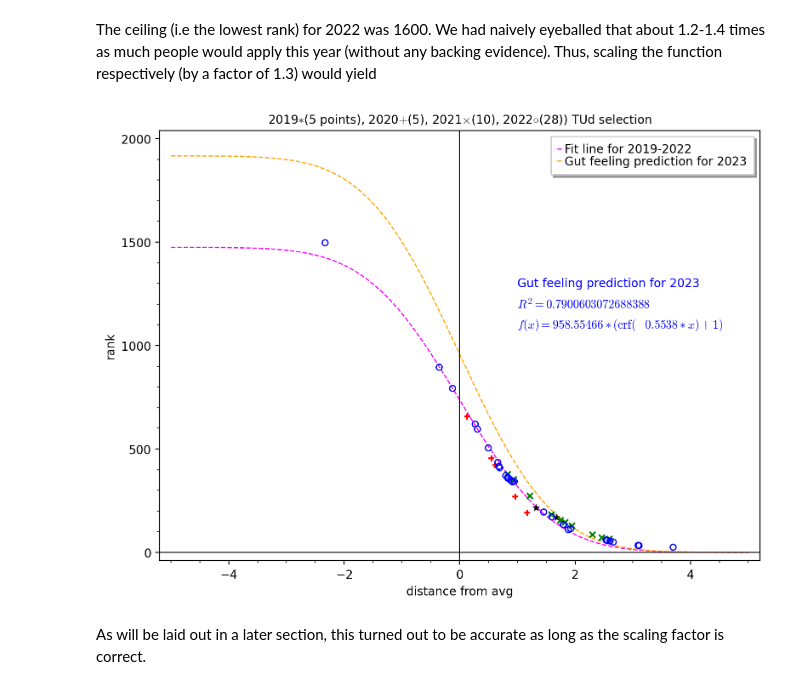
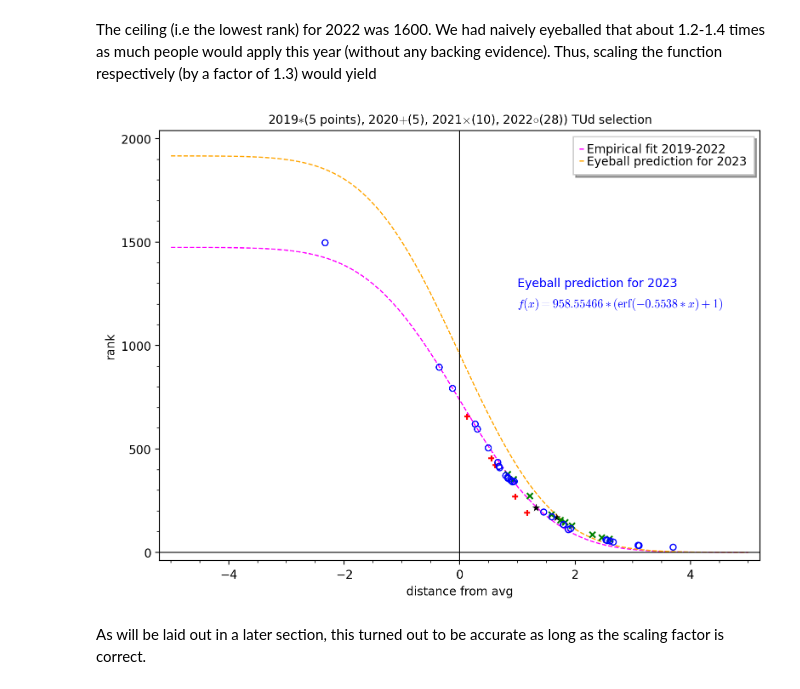
Before and after one commit to erentar/tud-aero-selection-rankings, a Jupyter notebook: report.ipynb, the cells around one changed output. Drawn from its saved outputs; the diff is of its cells as text; code cells hidden in the pictures.

```diff
--- a/report.ipynb
+++ b/report.ipynb
@@ -94,7 +94,7 @@ current_data = np.concatenate([
     year(2022)
 ])
 # %%
-old_fit = fit_to_year(current_data)
+fit2022 = fit_to_year(current_data)
 # %%
 #| fig-format: pdf
 labels = ["distance from avg","rank"]
@@ -164,82 +145,37 @@ This model will be inaccurate when applied blindly to 2023 ranks, due to higher
 # %% [markdown]
 The ceiling (i.e the lowest rank) for 2022 was 1600. We had naively eyeballed that about 1.2-1.4 times as much people would apply this year (without any backing evidence). Thus, scaling the function respectively (by a factor of 1.3) would yield
 # %%
-predicted_fit = old_fit.copy()
-predicted_fit[0] = (a == predicted_fit[0].rhs()*1.3)
+eyeball2023 = fit2022.copy()
+eyeball2023[0] = (a == fit2022[0].rhs()*1.3)
 # %%
-labels = ["distance from avg","rank"]
-combined = \
-    scatter_plot(
-        year(2019),
-        marker="*",
-        facecolor="black",
-        edgecolor="none",
-        markersize=50,
-        axes_labels=labels
-    ) + \
-    scatter_plot(
-        year(2020),
-        marker="+",
-        facecolor="red",
-        edgecolor="none",
-        markersize=25,
-        axes_labels=labels
-    ) + \
-    scatter_plot(
-        year(2021),
-        marker="x",
-        facecolor="green",
-        edgecolor="none",
-        markersize=25,
-        axes_labels=labels
-    ) + \
-    scatter_plot(
-        year(2022),
-        marker="o",
-        facecolor="none",
-        edgecolor="blue",
-        markersize=25,
-        axes_labels=labels
-    ) + \
+combined = shared + \
     plot(
-        model.subs(old_fit)(x),
-        (x,-5,5),
-        linestyle="--",
-        color="magenta",
-        legend_label="Fit line for 2019-2022"
-    ) + \
-    plot(
-        model.subs(predicted_fit)(x),
+        model.subs(eyeball2023)(x),
         (x,-5,5),
         linestyle="--",
         color="orange",
-        legend_label="Gut feeling prediction for 2023"
+        legend_label="Eyeball prediction for 2023"
     ) + \
     text(
-        "Gut feeling prediction for 2023",
+        "Eyeball prediction for 2023",
         (1,1300),
         horizontal_alignment="left"
     ) + \
     text(
-        f"$R^2 = {r2_score(current_data[:,1],list(map(model.subs(predicted_fit),current_data[:,0])))}$",
+        f"$f(x)={print_model(eyeball2023)}$",
         (1,1200),
-        horizontal_alignment="left"
-    ) + \
-    text(
-        f"$f(x)={print_model(predicted_fit)}$",
-        (1,1100),
         horizontal_alignment="left"
     )
 combined.set_axes_range(xmin=-5, xmax=5,ymin=0,ymax=2000)
 combined.show(
     title=f"2019$*$({len(year(2020))} points), 2020$+$({len(year(2020))}), 2021$\\times$({len(year(2021))}), 2022$\\circ$({len(year(2022))})) TUd selection",
     frame=True,
     dpi=200,
     figsize=8,
     axes_labels_size=1
 )
 # %% [output]
-[figure, old version]
+[figure, new version]
 # %% [markdown]
 As will be laid out in a later section, this turned out to be accurate as long as the scaling factor is correct.
 # %% [markdown]
```
Also changed, not shown: parts of 10 cells of this notebook, 2 other files.
